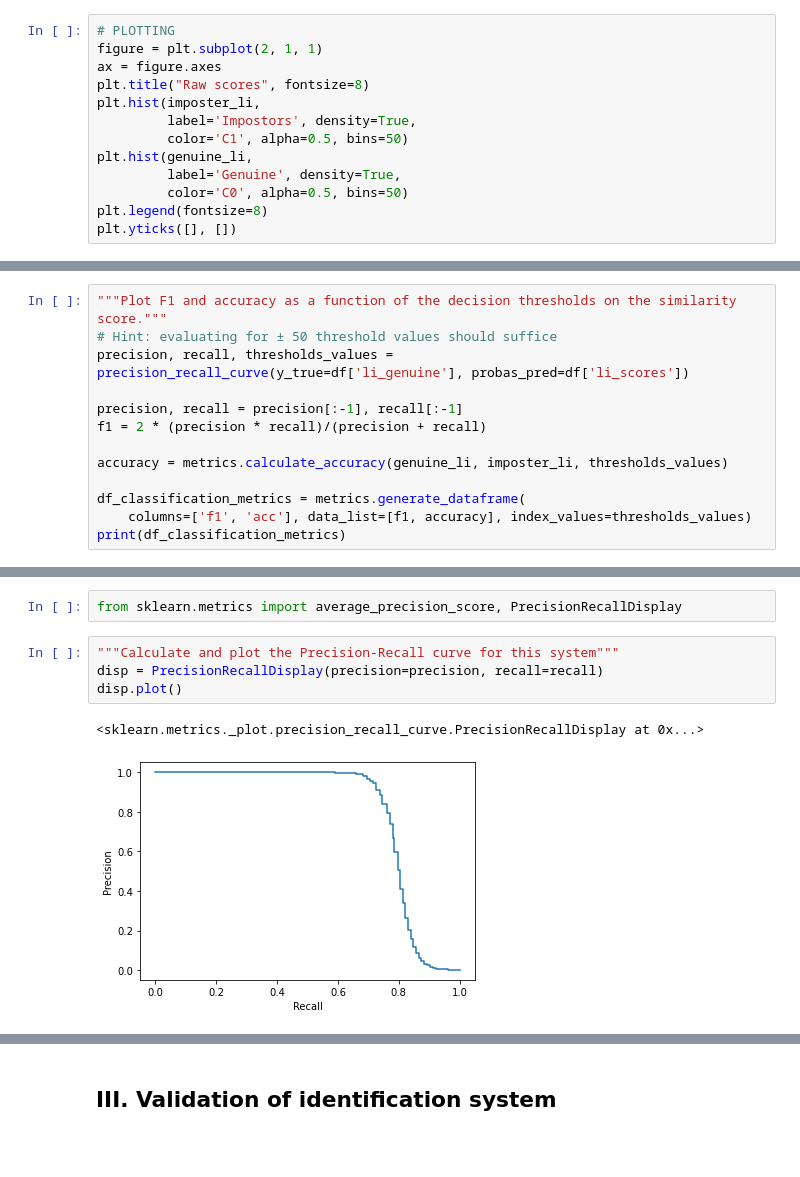
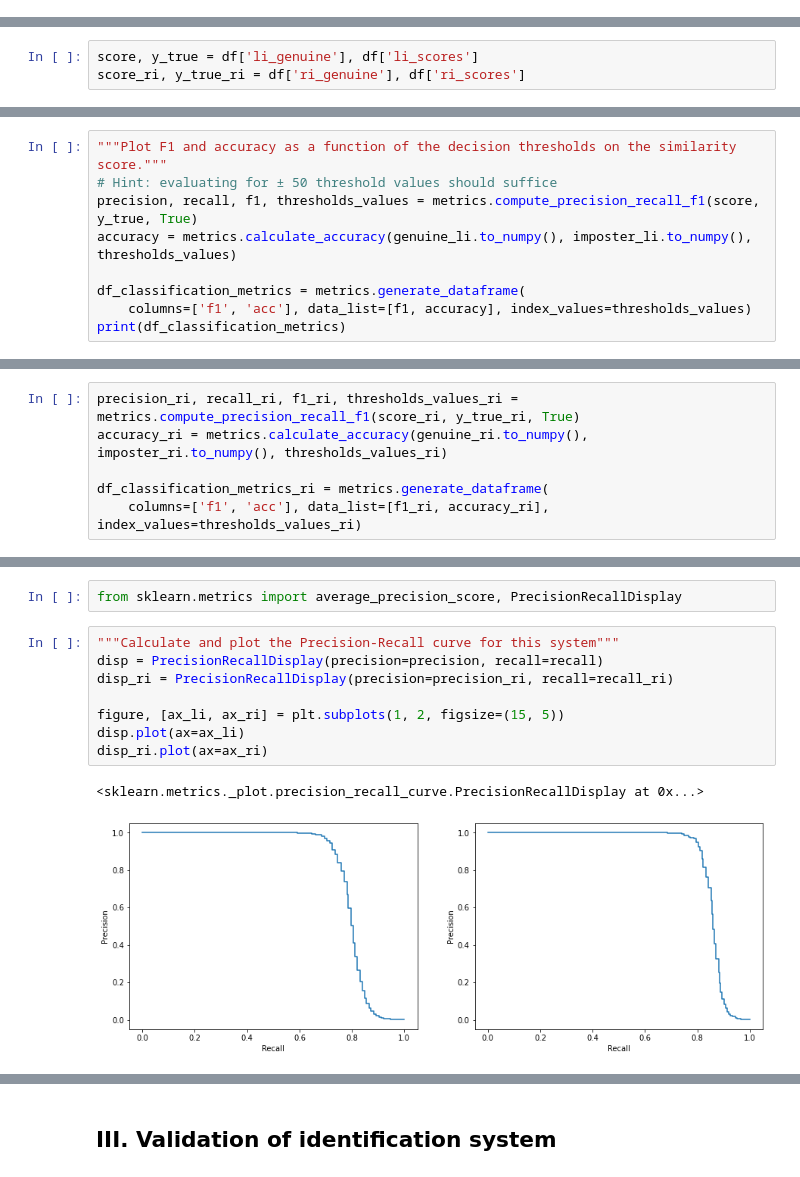
Before and after one commit to haroldsnyers/biometrics, a Jupyter notebook: Assignment1/assignment_1_2022.ipynb, the cells around one changed output, grey strips where cells are left out. Saved outputs shown, nothing was run; the diff lists cells and outputs as text; blank space fills up the shorter version.

Commit message:
assignment 1 - added right finger plots

```diff
--- a/Assignment1/assignment_1_2022.ipynb
+++ b/Assignment1/assignment_1_2022.ipynb
@@ -163,13 +171,0 @@ imposter_li = df['li_scores'][df['li_genuine'] == 0]
-# %%
-# PLOTTING
-figure = plt.subplot(2, 1, 1)
-ax = figure.axes
-plt.title("Raw scores", fontsize=8)
-plt.hist(imposter_li,
-         label='Impostors', density=True,
-         color='C1', alpha=0.5, bins=50)
-plt.hist(genuine_li,
-         label='Genuine', density=True,
-         color='C0', alpha=0.5, bins=50)
-plt.legend(fontsize=8)
-plt.yticks([], [])
@@ -234,3 +232,6 @@ from sklearn.metrics import det_curve, DetCurveDisplay, roc_curve, RocCurveDispl
 # %% [markdown]
 ##### Calculate FPR, TPR from the matching scores
+# %%
+score, y_true = df['li_genuine'], df['li_scores']
+score_ri, y_true_ri = df['ri_genuine'], df['ri_scores']
 # %%
@@ -334,12 +334,8 @@ df.describe()
 # %%
 """Plot F1 and accuracy as a function of the decision thresholds on the similarity score."""
 # Hint: evaluating for ± 50 threshold values should suffice
-precision, recall, thresholds_values = precision_recall_curve(y_true=df['li_genuine'], probas_pred=df['li_scores'])
-
-precision, recall = precision[:-1], recall[:-1]
-f1 = 2 * (precision * recall)/(precision + recall)
-
-accuracy = metrics.calculate_accuracy(genuine_li, imposter_li, thresholds_values)
+precision, recall, f1, thresholds_values = metrics.compute_precision_recall_f1(score, y_true, True)
+accuracy = metrics.calculate_accuracy(genuine_li.to_numpy(), imposter_li.to_numpy(), thresholds_values)
 
 df_classification_metrics = metrics.generate_dataframe(
     columns=['f1', 'acc'], data_list=[f1, accuracy], index_values=thresholds_values)
@@ -369,0 +358,6 @@ p.set(xlabel="Decision Threshold", ylabel="%", title="F1 and accuracy as a funct
+# %%
+precision_ri, recall_ri, f1_ri, thresholds_values_ri = metrics.compute_precision_recall_f1(score_ri, y_true_ri, True)
+accuracy_ri = metrics.calculate_accuracy(genuine_ri.to_numpy(), imposter_ri.to_numpy(), thresholds_values_ri)
+
+df_classification_metrics_ri = metrics.generate_dataframe(
+    columns=['f1', 'acc'], data_list=[f1_ri, accuracy_ri], index_values=thresholds_values_ri)
@@ -489,9 +506,13 @@ from sklearn.metrics import average_precision_score, PrecisionRecallDisplay
 # %%
 """Calculate and plot the Precision-Recall curve for this system"""
 disp = PrecisionRecallDisplay(precision=precision, recall=recall)
-disp.plot()
+disp_ri = PrecisionRecallDisplay(precision=precision_ri, recall=recall_ri)
+
+figure, [ax_li, ax_ri] = plt.subplots(1, 2, figsize=(15, 5))
+disp.plot(ax=ax_li)
+disp_ri.plot(ax=ax_ri)
 # %% [output]
 <sklearn.metrics._plot.precision_recall_curve.PrecisionRecallDisplay at 0x...>
-[figure, old version]
+[figure, new version]
 # %%
 """Calculate the Area Under the PR-curve."""
```
Also changed, not shown: parts of 33 cells of this notebook, 2 other files.
